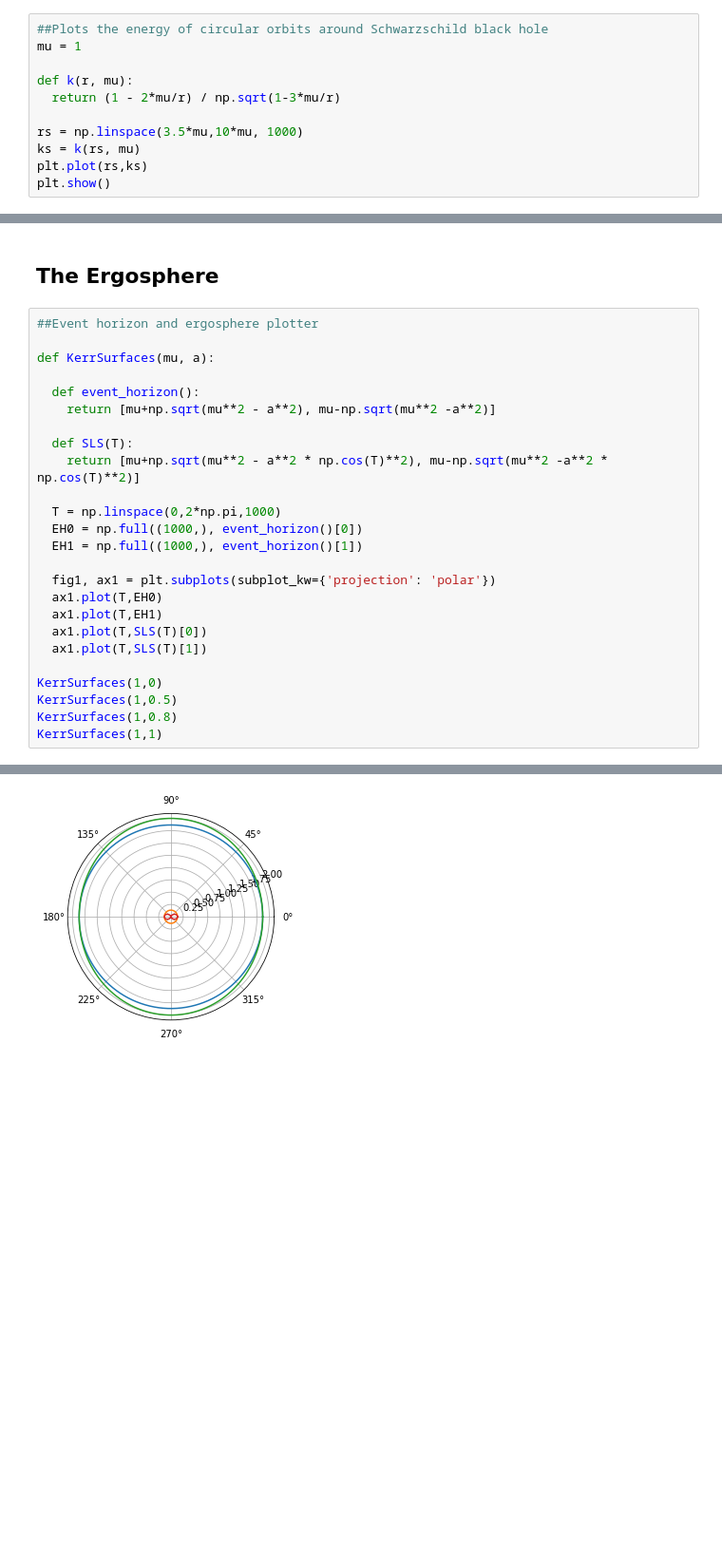
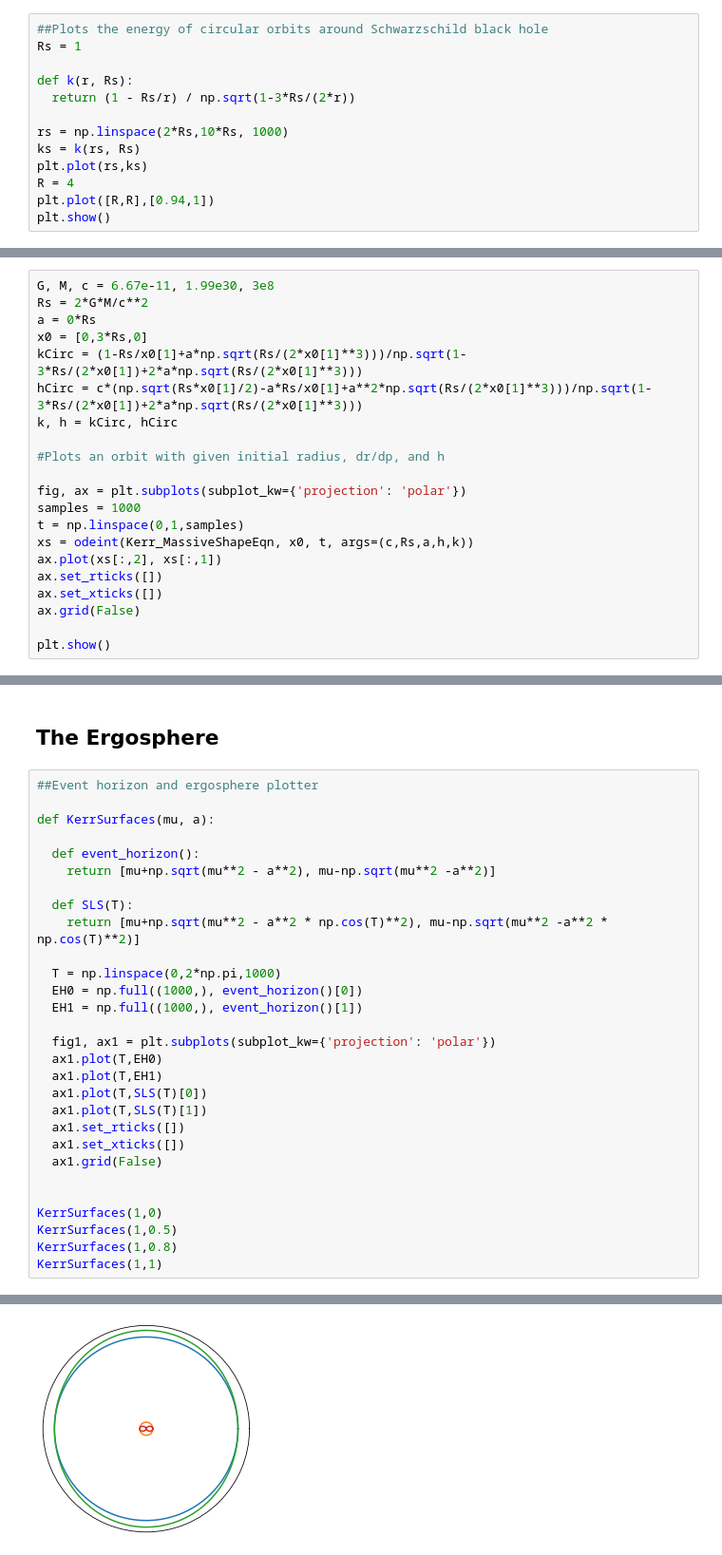
Before and after one commit to aidanjjoyce/Black-Hole-Simulations, a Jupyter notebook: Black_Hole_Simulations.ipynb, the cells around one changed output, grey strips where cells are left out. Shown: that part at 95% size. Cells and saved outputs as stored; diff of their text form; blank space fills up the shorter version.

Commit message:
Successfully plotted a circular orbit in the Kerr metric

```diff
--- a/Black_Hole_Simulations.ipynb
+++ b/Black_Hole_Simulations.ipynb
@@ -130,13 +133,15 @@ plt.show()
 [figure]
 # %%
 ##Plots the energy of circular orbits around Schwarzschild black hole
-mu = 1
+Rs = 1
 
-def k(r, mu):
-  return (1 - 2*mu/r) / np.sqrt(1-3*mu/r)
+def k(r, Rs):
+  return (1 - Rs/r) / np.sqrt(1-3*Rs/(2*r))
 
-rs = np.linspace(3.5*mu,10*mu, 1000)
-ks = k(rs, mu)
+rs = np.linspace(2*Rs,10*Rs, 1000)
+ks = k(rs, Rs)
 plt.plot(rs,ks)
+R = 4
+plt.plot([R,R],[0.94,1])
 plt.show()
 # %% [output]
@@ -250,0 +239,21 @@ plt.show
+# %%
+G, M, c = 6.67e-11, 1.99e30, 3e8
+Rs = 2*G*M/c**2
+a = 0*Rs
+x0 = [0,3*Rs,0]
+kCirc = (1-Rs/x0[1]+a*np.sqrt(Rs/(2*x0[1]**3)))/np.sqrt(1-3*Rs/(2*x0[1])+2*a*np.sqrt(Rs/(2*x0[1]**3)))
+hCirc = c*(np.sqrt(Rs*x0[1]/2)-a*Rs/x0[1]+a**2*np.sqrt(Rs/(2*x0[1]**3)))/np.sqrt(1-3*Rs/(2*x0[1])+2*a*np.sqrt(Rs/(2*x0[1]**3)))
+k, h = kCirc, hCirc
+
+#Plots an orbit with given initial radius, dr/dp, and h
+
+fig, ax = plt.subplots(subplot_kw={'projection': 'polar'})
+samples = 1000
+t = np.linspace(0,1,samples)
+xs = odeint(Kerr_MassiveShapeEqn, x0, t, args=(c,Rs,a,h,k))
+ax.plot(xs[:,2], xs[:,1])
+ax.set_rticks([])
+ax.set_xticks([])
+ax.grid(False)
+
+plt.show()
@@ -270,6 +281,10 @@ def KerrSurfaces(mu, a):
   ax1.plot(T,EH1)
   ax1.plot(T,SLS(T)[0])
   ax1.plot(T,SLS(T)[1])
+  ax1.set_rticks([])
+  ax1.set_xticks([])
+  ax1.grid(False)
+
 
 KerrSurfaces(1,0)
 KerrSurfaces(1,0.5)
@@ -280 +295 @@ KerrSurfaces(1,1)
-[figure, old version]
+[figure, new version]
```
Also changed, not shown: parts of 8 cells of this notebook.
